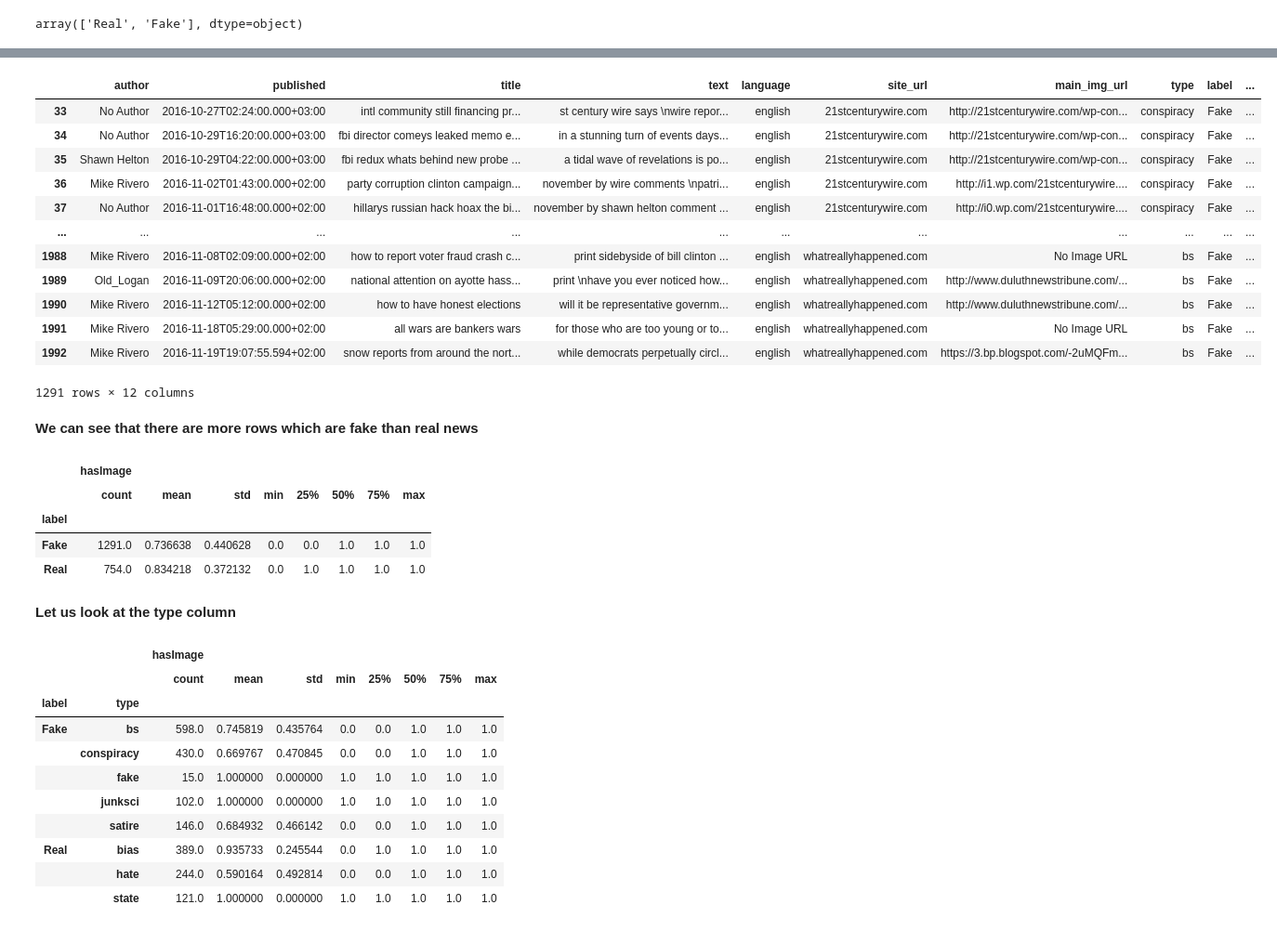
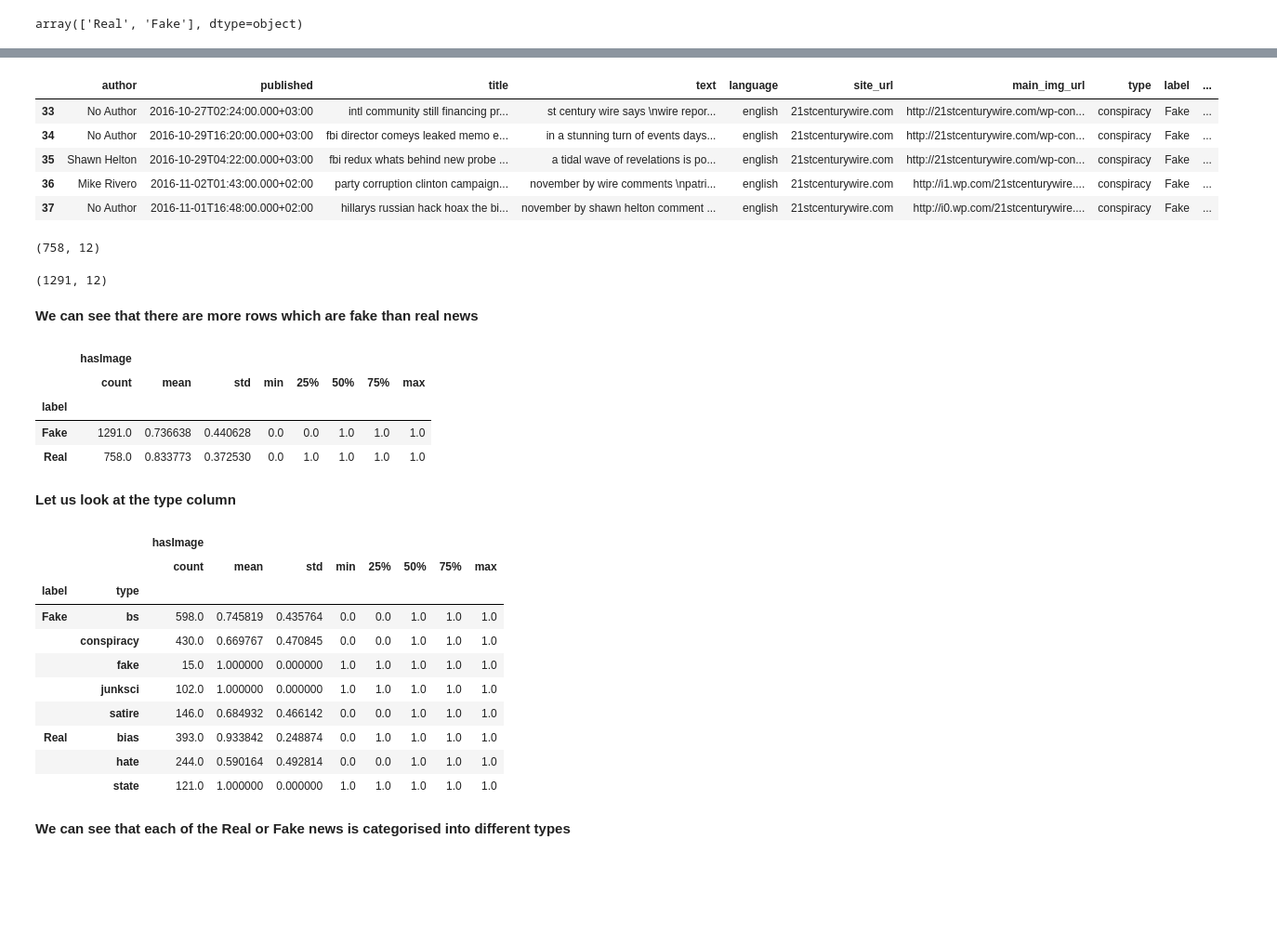
Before and after one commit to ayg15/fake-news-detection, a Jupyter notebook: Fake News Detection.ipynb, the cells around one changed output, grey strips where cells are left out. Shown: that part at 93% size. Cells and saved outputs as stored; diff of their text form; code cells hidden in the pictures; blank space fills up the shorter version.

Commit message:
Updated to add data cleaning for text without stopwords

```diff
--- a/Fake News Detection.ipynb
+++ b/Fake News Detection.ipynb
@@ -189,2 +203,0 @@ We next drop all the other rows with null values
-# %%
-news_df.dropna(axis = 0, inplace = True)
@@ -190,0 +206,2 @@ news_df.dropna(axis = 0, inplace = True)
+# %%
+news_df.loc[(news_df['text_without_stopwords'].isnull()==True), 'text_without_stopwords'] = news_df.loc[(news_df['text_without_stopwords'].isnull()==True), 'text'].apply(lambda text: ''.join([word for word in text if word.lower() not in stopwords.words('english')]))
@@ -290,19 +316,20 @@ news_df[news_df['label'] == 'Real']
 # %%
-news_df[news_df['label'] == 'Fake']
+news_df[news_df['label'] == 'Fake'].head()
 # %% [output]
 |  | author | published | title | text | language | site_url | main_img_url | type | label | ... |
 | 33 | No Author | 2016-10-27T02:24:00.000+03:00 | intl community still financing pr... | st century wire says \nwire repor... | english | 21stcenturywire.com | http://21stcenturywire.com/wp-con... | conspiracy | Fake | ... |
 | 34 | No Author | 2016-10-29T16:20:00.000+03:00 | fbi director comeys leaked memo e... | in a stunning turn of events days... | english | 21stcenturywire.com | http://21stcenturywire.com/wp-con... | conspiracy | Fake | ... |
 | 35 | Shawn Helton | 2016-10-29T04:22:00.000+03:00 | fbi redux whats behind new probe ... | a tidal wave of revelations is po... | english | 21stcenturywire.com | http://21stcenturywire.com/wp-con... | conspiracy | Fake | ... |
 | 36 | Mike Rivero | 2016-11-02T01:43:00.000+02:00 | party corruption clinton campaign... | november by wire comments \npatri... | english | 21stcenturywire.com | http://i1.wp.com/21stcenturywire.... | conspiracy | Fake | ... |
 | 37 | No Author | 2016-11-01T16:48:00.000+02:00 | hillarys russian hack hoax the bi... | november by shawn helton comment ... | english | 21stcenturywire.com | http://i0.wp.com/21stcenturywire.... | conspiracy | Fake | ... |
-| ... | ... | ... | ... | ... | ... | ... | ... | ... | ... | ... |
-| 1988 | Mike Rivero | 2016-11-08T02:09:00.000+02:00 | how to report voter fraud crash c... | print sidebyside of bill clinton ... | english | whatreallyhappened.com | No Image URL | bs | Fake | ... |
-| 1989 | Old_Logan | 2016-11-09T20:06:00.000+02:00 | national attention on ayotte hass... | print \nhave you ever noticed how... | english | whatreallyhappened.com | http://www.duluthnewstribune.com/... | bs | Fake | ... |
-| 1990 | Mike Rivero | 2016-11-12T05:12:00.000+02:00 | how to have honest elections | will it be representative governm... | english | whatreallyhappened.com | http://www.duluthnewstribune.com/... | bs | Fake | ... |
-| 1991 | Mike Rivero | 2016-11-18T05:29:00.000+02:00 | all wars are bankers wars | for those who are too young or to... | english | whatreallyhappened.com | No Image URL | bs | Fake | ... |
-| 1992 | Mike Rivero | 2016-11-19T19:07:55.594+02:00 | snow reports from around the nort... | while democrats perpetually circl... | english | whatreallyhappened.com | https://3.bp.blogspot.com/-2uMQFm... | bs | Fake | ... |
-1291 rows × 12 columns
+# %%
+news_df[news_df['label'] == 'Real'].shape
+# %% [output]
+(758, 12)
+# %%
+news_df[news_df['label'] == 'Fake'].shape
+# %% [output]
+(1291, 12)
 # %% [markdown]
 **We can see that there are more rows which are fake than real news**
 # %%
@@ -312,7 +339,7 @@ news_df.groupby('label').describe()
 |  | count | mean | std | min | 25% | 50% | 75% | max |
 | label |  |  |  |  |  |  |  |  |
 | Fake | 1291.0 | 0.736638 | 0.440628 | 0.0 | 0.0 | 1.0 | 1.0 | 1.0 |
-| Real | 754.0 | 0.834218 | 0.372132 | 0.0 | 1.0 | 1.0 | 1.0 | 1.0 |
+| Real | 758.0 | 0.833773 | 0.372530 | 0.0 | 1.0 | 1.0 | 1.0 | 1.0 |
 # %% [markdown]
 **Let us look at the type column**
 # %%
@@ -326,6 +353,8 @@ news_df.groupby(['label','type']).describe()
 |  | fake | 15.0 | 1.000000 | 0.000000 | 1.0 | 1.0 | 1.0 | 1.0 | 1.0 |
 |  | junksci | 102.0 | 1.000000 | 0.000000 | 1.0 | 1.0 | 1.0 | 1.0 | 1.0 |
 |  | satire | 146.0 | 0.684932 | 0.466142 | 0.0 | 0.0 | 1.0 | 1.0 | 1.0 |
-| Real | bias | 389.0 | 0.935733 | 0.245544 | 0.0 | 1.0 | 1.0 | 1.0 | 1.0 |
+| Real | bias | 393.0 | 0.933842 | 0.248874 | 0.0 | 1.0 | 1.0 | 1.0 | 1.0 |
 |  | hate | 244.0 | 0.590164 | 0.492814 | 0.0 | 0.0 | 1.0 | 1.0 | 1.0 |
 |  | state | 121.0 | 1.000000 | 0.000000 | 1.0 | 1.0 | 1.0 | 1.0 | 1.0 |
+# %% [markdown]
+**We can see that each of the Real or Fake news is categorised into different types**
```
Also changed, not shown: parts of 14 cells of this notebook.
